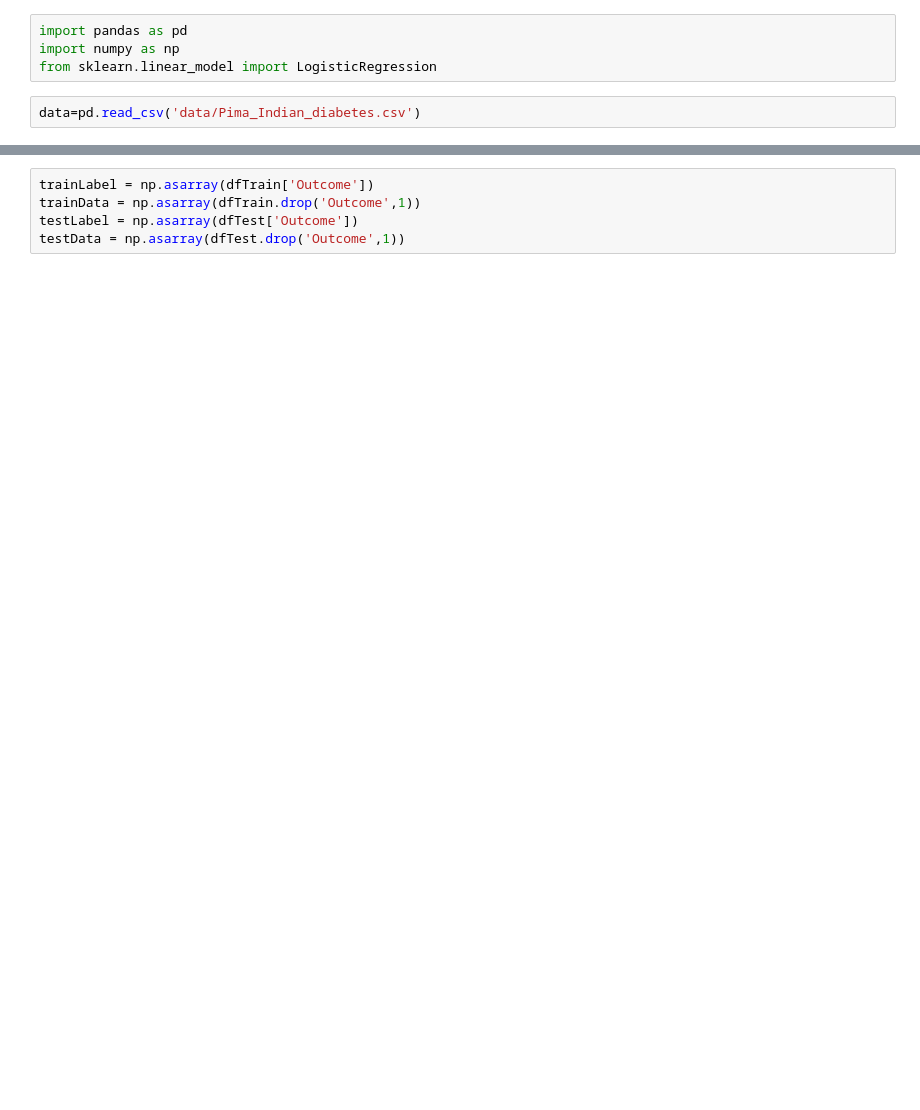
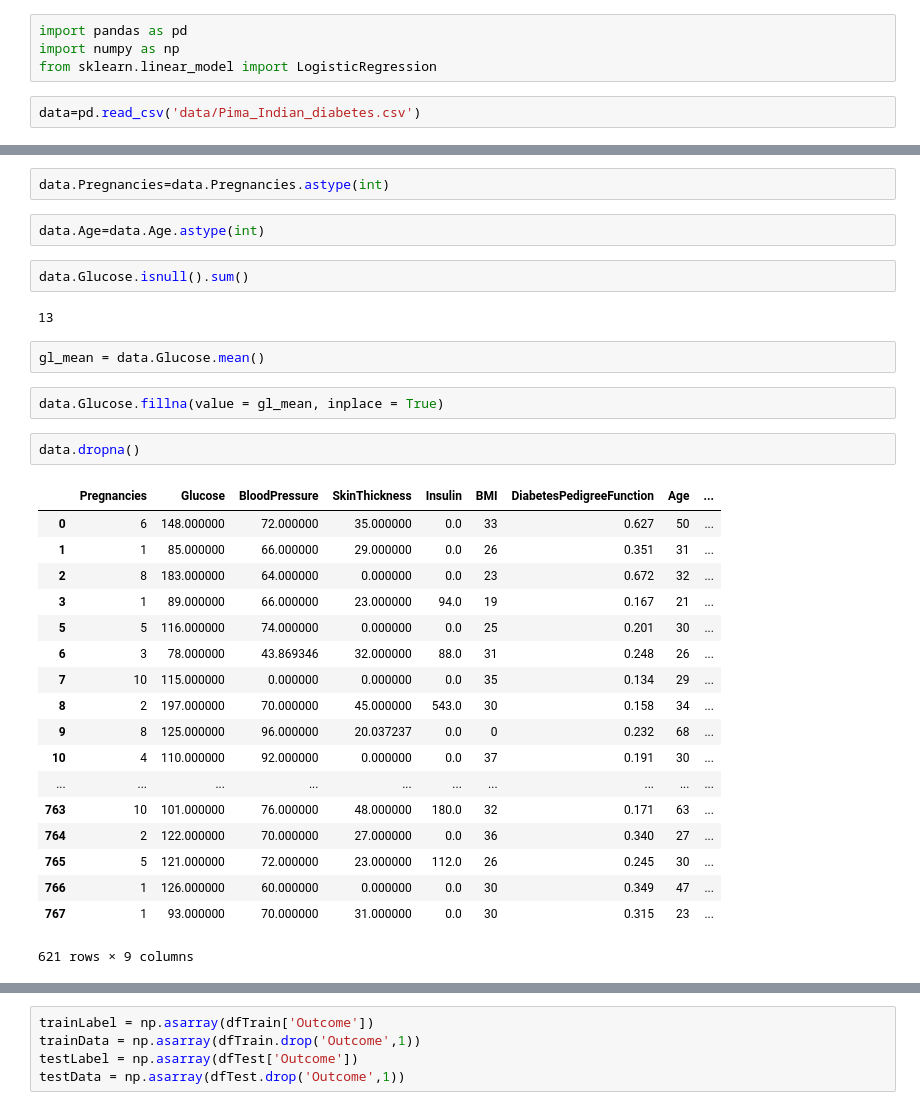
Before and after one commit to mradul2601/ML_Diab, a Jupyter notebook: Untitled.ipynb, the cells around one changed output, grey strips where cells are left out. Cells and saved outputs as stored; diff of their text form; blank space fills up the shorter version.

```diff
--- a/Untitled.ipynb
+++ b/Untitled.ipynb
@@ -27,3 +110,36 @@ matplotlib inline
+# %%
+data.Pregnancies=data.Pregnancies.astype(int)
+# %%
+data.Age=data.Age.astype(int)
+# %%
+data.Glucose.isnull().sum()
+# %% [output]
+13
+# %%
+gl_mean = data.Glucose.mean()
+# %%
+data.Glucose.fillna(value = gl_mean, inplace = True)
+# %%
+data.dropna()
+# %% [output]
+|  | Pregnancies | Glucose | BloodPressure | SkinThickness | Insulin | BMI | DiabetesPedigreeFunction | Age | ... |
+| 0 | 6 | 148.000000 | 72.000000 | 35.000000 | 0.0 | 33 | 0.627 | 50 | ... |
+| 1 | 1 | 85.000000 | 66.000000 | 29.000000 | 0.0 | 26 | 0.351 | 31 | ... |
+| 2 | 8 | 183.000000 | 64.000000 | 0.000000 | 0.0 | 23 | 0.672 | 32 | ... |
+| 3 | 1 | 89.000000 | 66.000000 | 23.000000 | 94.0 | 19 | 0.167 | 21 | ... |
+| 5 | 5 | 116.000000 | 74.000000 | 0.000000 | 0.0 | 25 | 0.201 | 30 | ... |
+| 6 | 3 | 78.000000 | 43.869346 | 32.000000 | 88.0 | 31 | 0.248 | 26 | ... |
+| 7 | 10 | 115.000000 | 0.000000 | 0.000000 | 0.0 | 35 | 0.134 | 29 | ... |
+| 8 | 2 | 197.000000 | 70.000000 | 45.000000 | 543.0 | 30 | 0.158 | 34 | ... |
+| 9 | 8 | 125.000000 | 96.000000 | 20.037237 | 0.0 | 0 | 0.232 | 68 | ... |
+| 10 | 4 | 110.000000 | 92.000000 | 0.000000 | 0.0 | 37 | 0.191 | 30 | ... |
+| ... | ... | ... | ... | ... | ... | ... | ... | ... | ... |
+| 763 | 10 | 101.000000 | 76.000000 | 48.000000 | 180.0 | 32 | 0.171 | 63 | ... |
+| 764 | 2 | 122.000000 | 70.000000 | 27.000000 | 0.0 | 36 | 0.340 | 27 | ... |
+| 765 | 5 | 121.000000 | 72.000000 | 23.000000 | 112.0 | 26 | 0.245 | 30 | ... |
+| 766 | 1 | 126.000000 | 60.000000 | 0.000000 | 0.0 | 30 | 0.349 | 47 | ... |
+| 767 | 1 | 93.000000 | 70.000000 | 31.000000 | 0.0 | 30 | 0.315 | 23 | ... |
+621 rows × 9 columns
 # %%
 corr = data.corr()
 print(corr)
```
Also changed, not shown: parts of 31 cells of this notebook.
